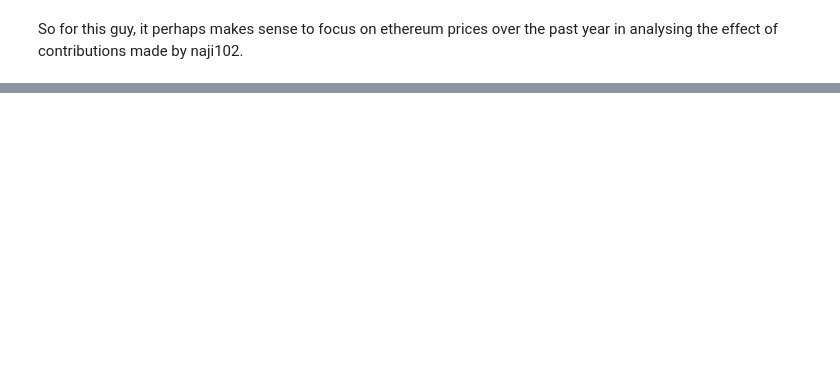
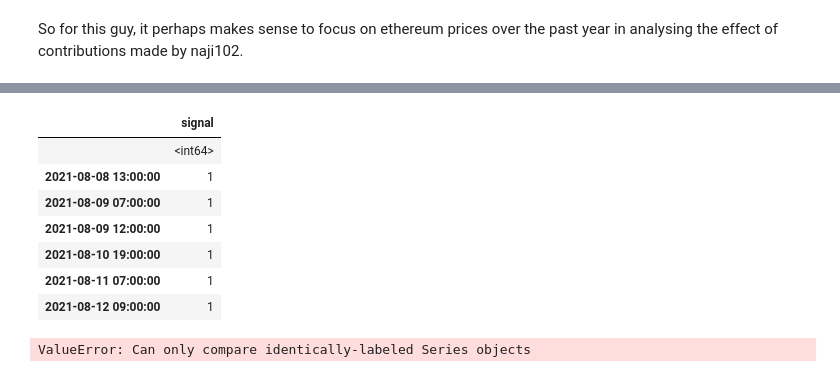
Before and after one commit to zachHFT/Optimal-Cryptocurrency-Trading-Strategies-Step2, a Jupyter notebook: Reddit_Analysis/Network_Analysis/reddit_webscraping_for_backtesting.ipynb, the cells around one changed output, grey strips where cells are left out. Saved outputs shown, nothing was run; the diff lists cells and outputs as text; code cells hidden in the pictures; blank space fills up the shorter version.

Commit message:
Started to construct signal vector for backtesting

```diff
--- a/Reddit_Analysis/Network_Analysis/reddit_webscraping_for_backtesting.ipynb
+++ b/Reddit_Analysis/Network_Analysis/reddit_webscraping_for_backtesting.ipynb
@@ -277,0 +266,12 @@ head(eth_naji102)
+# %%
+from datetime import datetime, timedelta
+
+
+def round_minutes(time, direction, resolution):
+    new_minute = (time.minute // resolution + (1 if direction == 'up' else 0)) * resolution
+    return time + timedelta(minutes=new_minute - time.minute)
+
+naji102_posts_nxthr = [round_minutes(time,'up',60).replace(second=0) for time in pd.to_datetime(df_naji102_crypto['created_dt'])]
+# %%
+#naji102_posts_nxthr = pd.to_datetime(naji102_posts_nxthr)
+naji102_posts_nxthr = pd.DataFrame(index=np.unique(naji102_posts_nxthr))
@@ -277,0 +289,14 @@ head(eth_naji102)
+# %%
+#create signal vector
+signal = [1 for item in range(len(naji102_posts_nxthr))] #initialise
+naji102_posts_nxthr['signal'] = signal
+head(naji102_posts_nxthr)
+# %% [output]
+|  | signal |
+|  | <int64> |
+| 2021-08-08 13:00:00 | 1 |
+| 2021-08-09 07:00:00 | 1 |
+| 2021-08-09 12:00:00 | 1 |
+| 2021-08-10 19:00:00 | 1 |
+| 2021-08-11 07:00:00 | 1 |
+| 2021-08-12 09:00:00 | 1 |
@@ -277,0 +308,5 @@ head(eth_naji102)
+# %%
+#augment prices data
+eth_naji102_hr['signal'] = naji102_posts_nxthr['signal']
+# %% [output]
+ValueError: Can only compare identically-labeled Series objects
```
Also changed, not shown: parts of 23 cells of this notebook.
